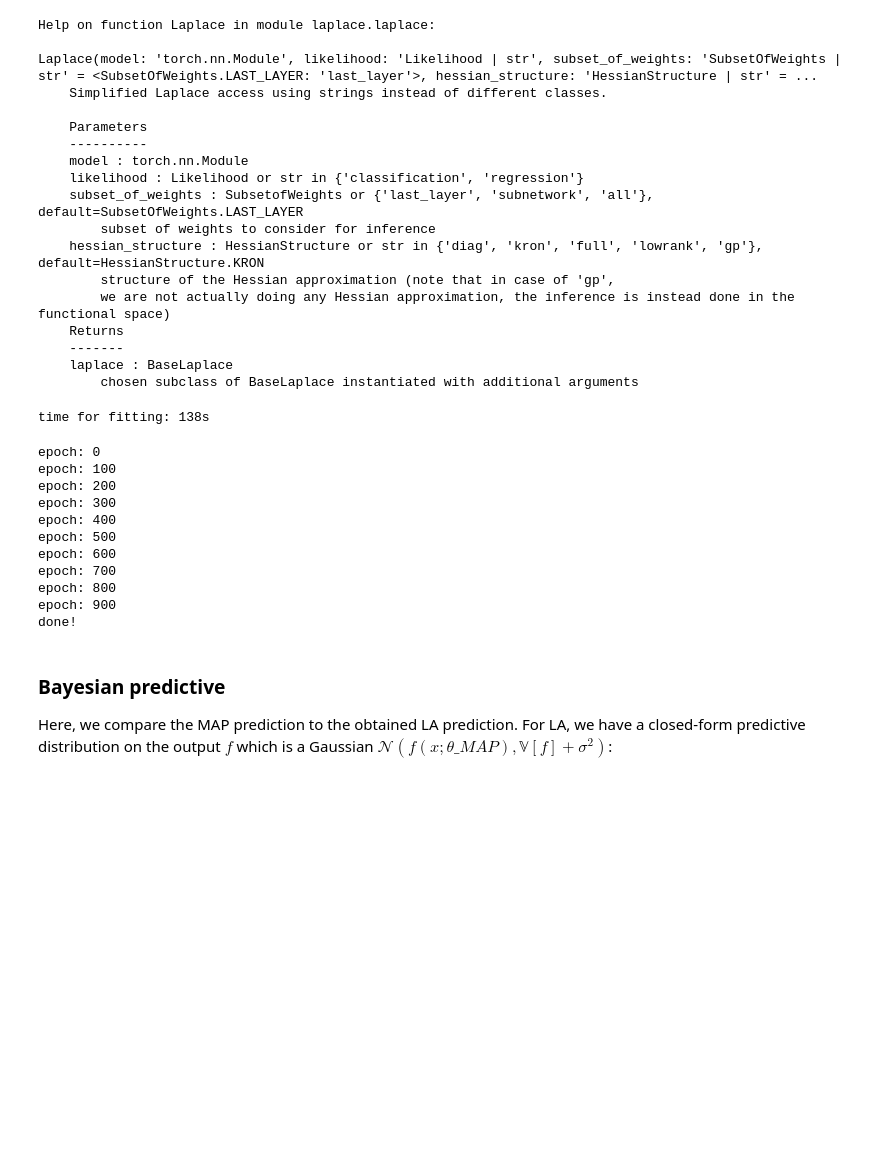
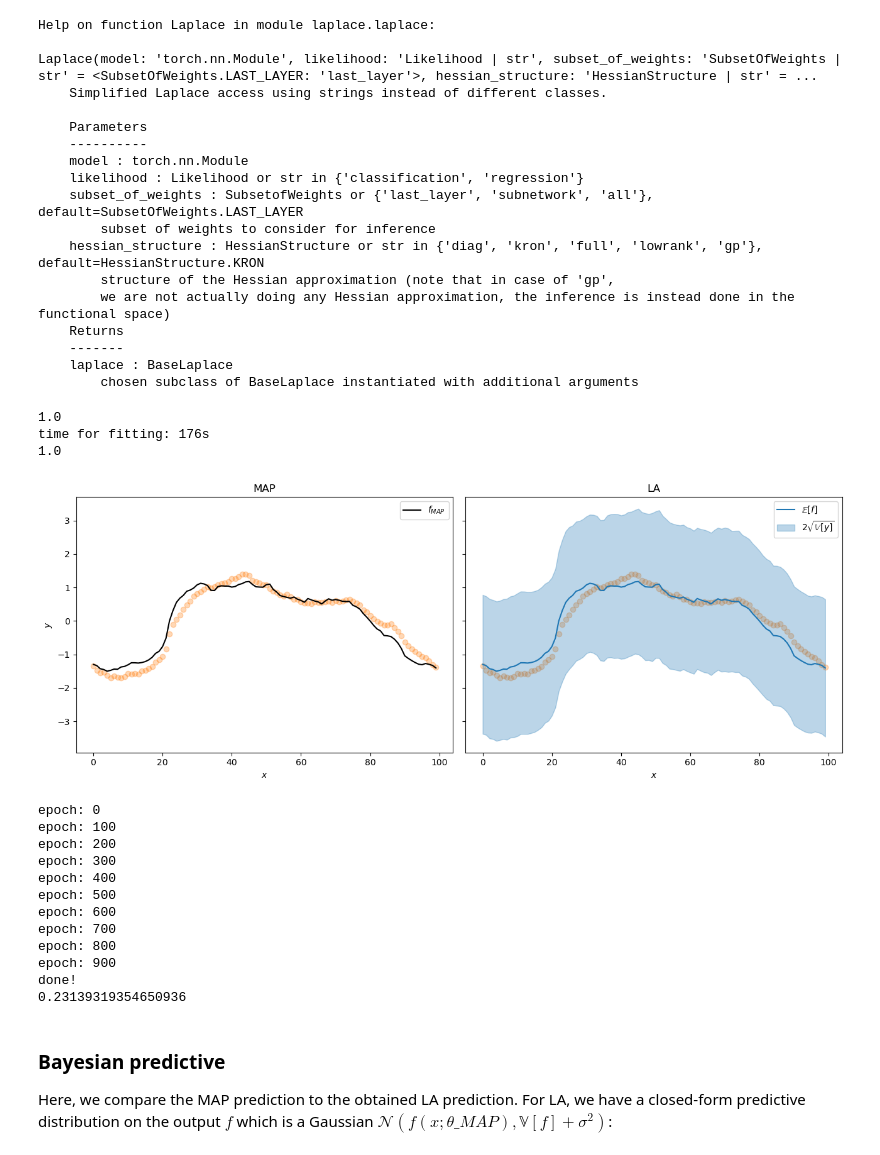
Before and after one commit to MischaDy/electricity-uq, a Jupyter notebook: laplace_regression_example.ipynb, the cells around one changed output. Cells and saved outputs as stored; diff of their text form; code cells hidden in the pictures; blank space fills up the shorter version.

Commit message:
print sigma noise

```diff
--- a/laplace_regression_example.ipynb
+++ b/laplace_regression_example.ipynb
@@ -236,12 +236,27 @@ Laplace(model: 'torch.nn.Module', likelihood: 'Likelihood | str', subset_of_weig
 from timeit import default_timer
 
 la = Laplace(model, "regression", subset_of_weights="all", hessian_structure="full")
+print(la.sigma_noise.item())
 t1 = default_timer()
 la.fit(train_loader)  # todo: too slow?
 t2 = default_timer()
 print(f'time for fitting: {round(t2-t1)}s')  # ~140s
+print(la.sigma_noise.item())
 # %% [output]
-time for fitting: 138s
+1.0
+time for fitting: 176s
+1.0
+# %%
+# x = X_test.flatten().cpu().numpy()
+f_mu, f_var = la(X_test)
+f_mu = f_mu.squeeze().detach().cpu().numpy()
+f_sigma = f_var.squeeze().sqrt().cpu().numpy()
+pred_std = np.sqrt(f_sigma**2 + la.sigma_noise.item()**2)
+
+figsize = (13, 5)
+plot_regression2(X_train, y_train, X_test, f_mu, pred_std, figsize=figsize)
+# %% [output]
+[figure, added]
 # %%
 log_prior, log_sigma = torch.ones(1, requires_grad=True), torch.ones(1, requires_grad=True)
 hyper_optimizer = torch.optim.Adam([log_prior, log_sigma], lr=1e-1)
@@ -255,6 +270,7 @@ for epoch in range(n_epochs_lap):
     neg_marglik.backward()
     hyper_optimizer.step()
 print('done!')
+print(la.sigma_noise.item())
 # %% [output]
 epoch: 0
 epoch: 100
@@ -267,6 +283,7 @@ epoch: 700
 epoch: 800
 epoch: 900
 done!
+0.23139319354650936
 # %% [markdown]
 ### Bayesian predictive
 
```
Also changed, not shown: parts of 2 cells of this notebook.
